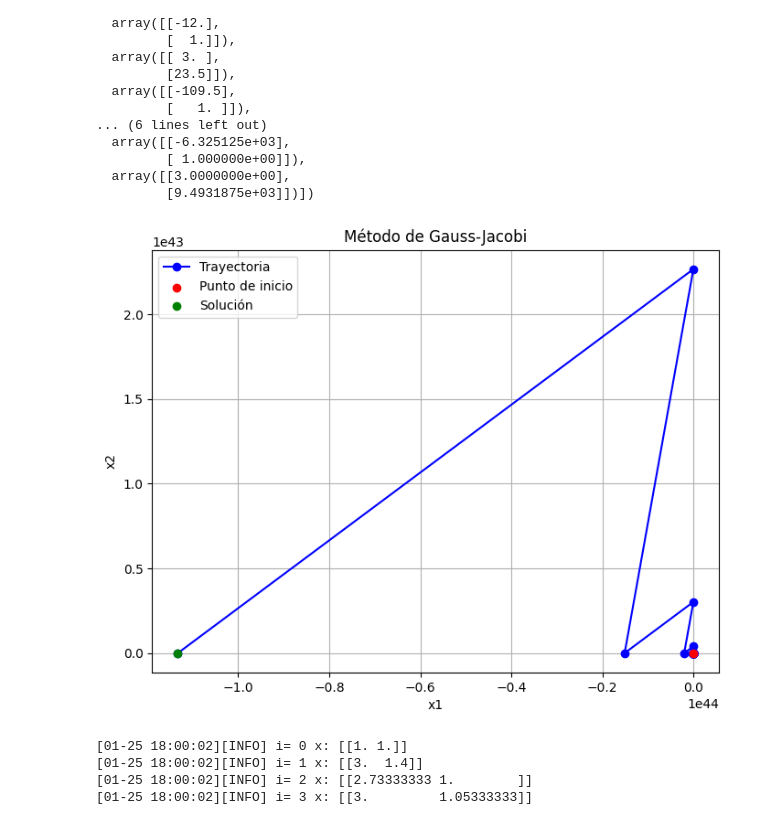
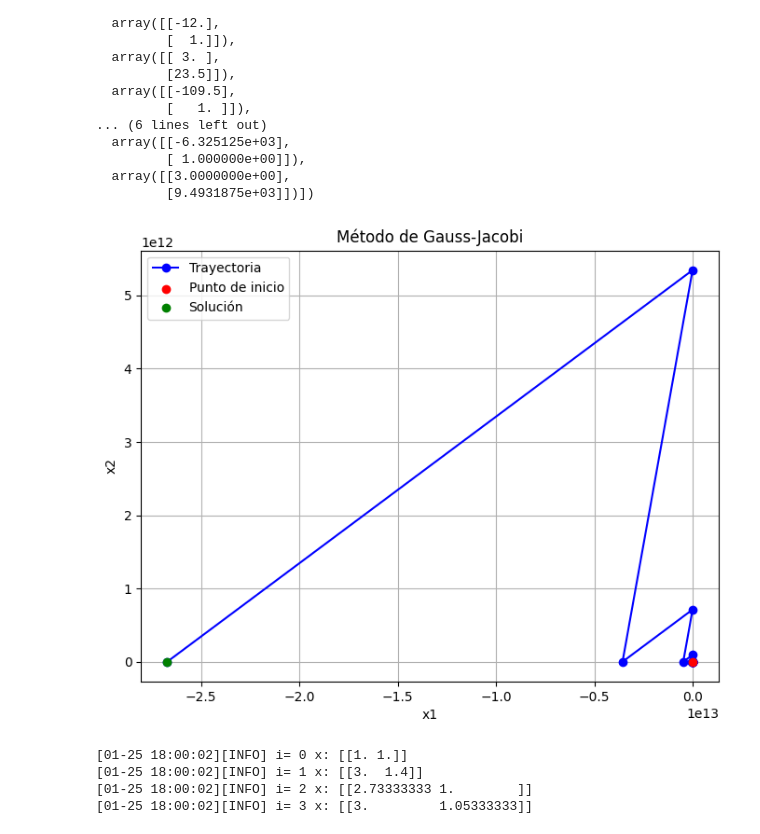
Before and after one commit to afca2002/Taller-En-Clase, a Jupyter notebook: Metodos N/metodos-fuente/template iterative.ipynb, the cells around one changed output. Drawn from its saved outputs; the diff is of its cells as text; code cells hidden in the pictures.

```diff
--- a/Metodos N/metodos-fuente/template iterative.ipynb
+++ b/Metodos N/metodos-fuente/template iterative.ipynb
@@ -70,39 +75,35 @@ def gauss_jacobi(A, b, x0, tol=1e-6, max_iter=100):
         if np.linalg.norm(x_nuevo - x, ord=np.inf) < tol:
             x = x_nuevo
             break
         x = x_nuevo
 
     return x, historial
 
 
 A = np.array([[2, 10],
               [3,  2]], dtype=float)
 b = np.array([16, 11], dtype=float)
 x0 = np.array([1, 1], dtype=float)
 
 tol = 1e-6
-max_iter = 100
+max_iter = 30
 
 solucion, tray = gauss_jacobi(A=A, b=b, x0=x0, tol=tol, max_iter=max_iter)
 
 
 tray = np.array([x.flatten() for x in tray])
 plt.figure(figsize=(8, 6))
-
 plt.plot(tray[:, 0], tray[:, 1], marker='o', color='b', label='Trayectoria')
-
 plt.scatter(x0[0], x0[1], color='r', label='Punto de inicio', zorder=5)
-
 plt.scatter(solucion[0], solucion[1], color='g', label='Solución', zorder=5)
-
 plt.xlabel('x1')
 plt.ylabel('x2')
 plt.title('Método de Gauss-Jacobi')
 plt.legend()
 plt.grid(True)
 plt.show()
 # %% [output]
-[figure, old version]
+[figure, new version]
 # %%
 %autoreload 2
 from src import gauss_jacobi
```
Also changed, not shown: parts of 10 cells of this notebook.
